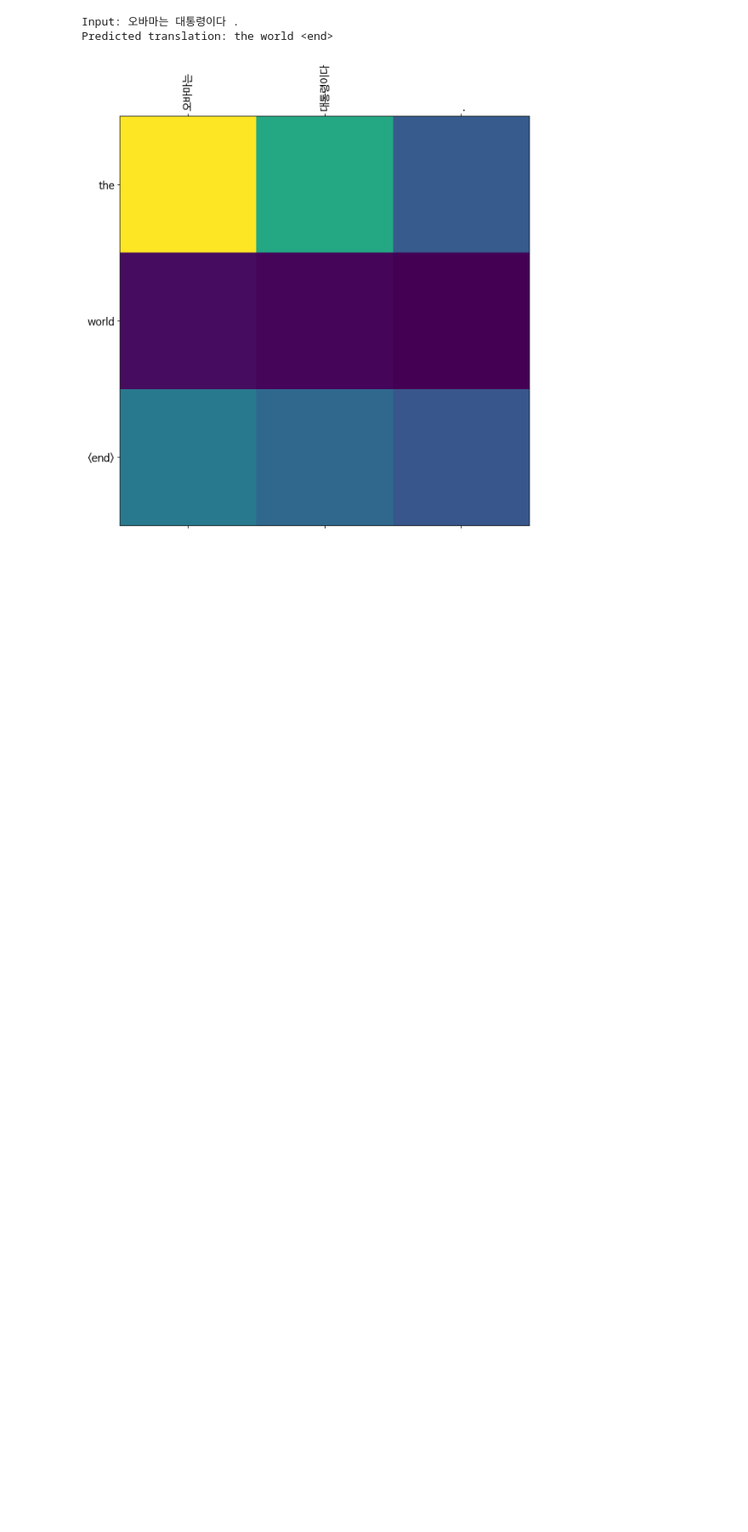
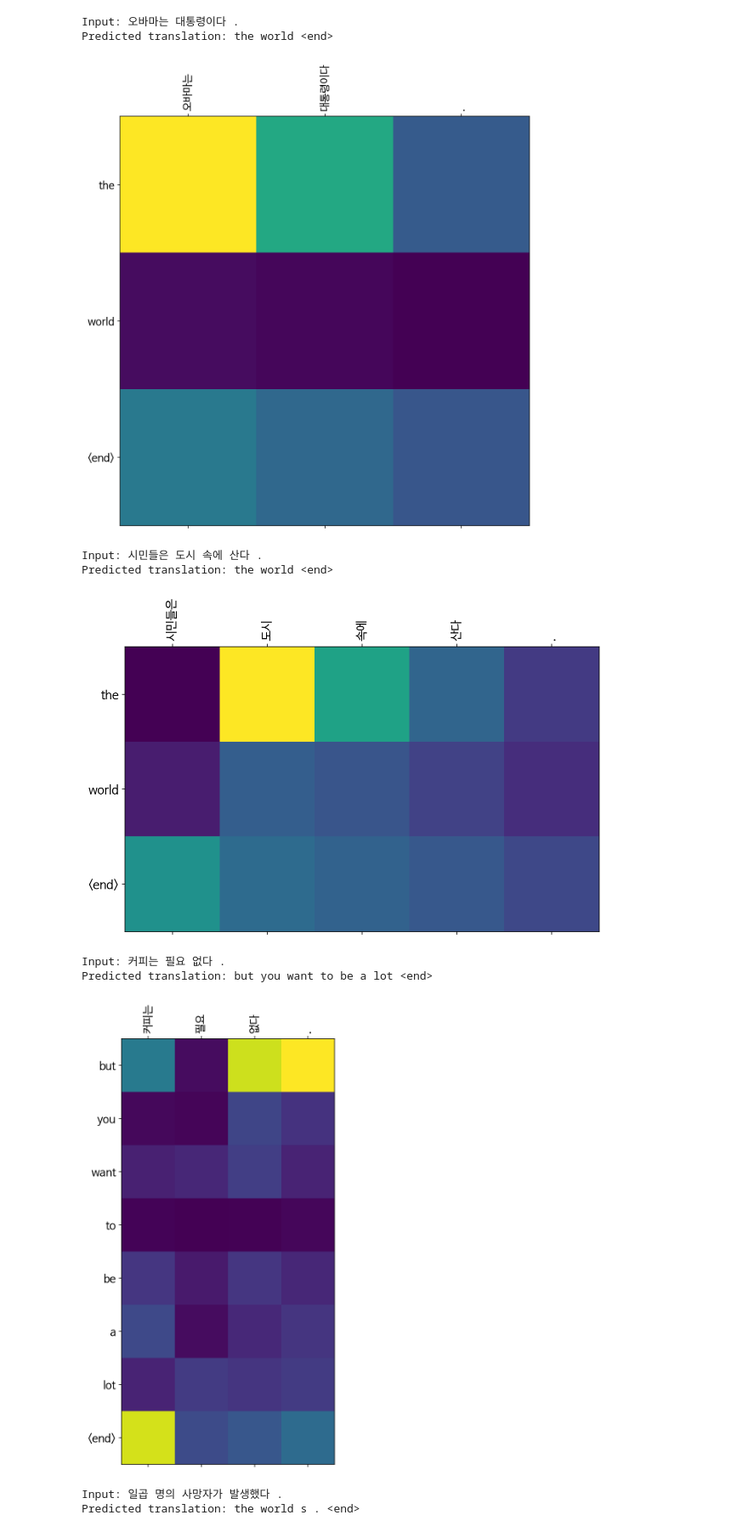
Before and after one commit to Woonn/Exploration, a Jupyter notebook: [GD_08]seq2seq_translator.ipynb, the cells around one changed output. Shown: that part at 85% size. Saved outputs shown, nothing was run; the diff lists cells and outputs as text; code cells hidden in the pictures; blank space fills up the shorter version.

```diff
--- a/[GD_08]seq2seq_translator.ipynb
+++ b/[GD_08]seq2seq_translator.ipynb
@@ -542,3 +542,16 @@ translate("오바마는 대통령이다.", encoder, decoder)
 Input: 오바마는 대통령이다 .
 Predicted translation: the world <end>
 [figure]
+# %%
+translate("시민들은 도시 속에 산다.", encoder, decoder)
+translate("커피는 필요 없다.", encoder, decoder)
+translate("일곱 명의 사망자가 발생했다.", encoder, decoder)
+# %% [output]
+Input: 시민들은 도시 속에 산다 .
+Predicted translation: the world <end>
+[figure, added]
+Input: 커피는 필요 없다 .
+Predicted translation: but you want to be a lot <end>
+[figure, added]
+Input: 일곱 명의 사망자가 발생했다 .
+Predicted translation: the world s . <end>
```
Also changed, not shown: parts of 1 cell of this notebook.
